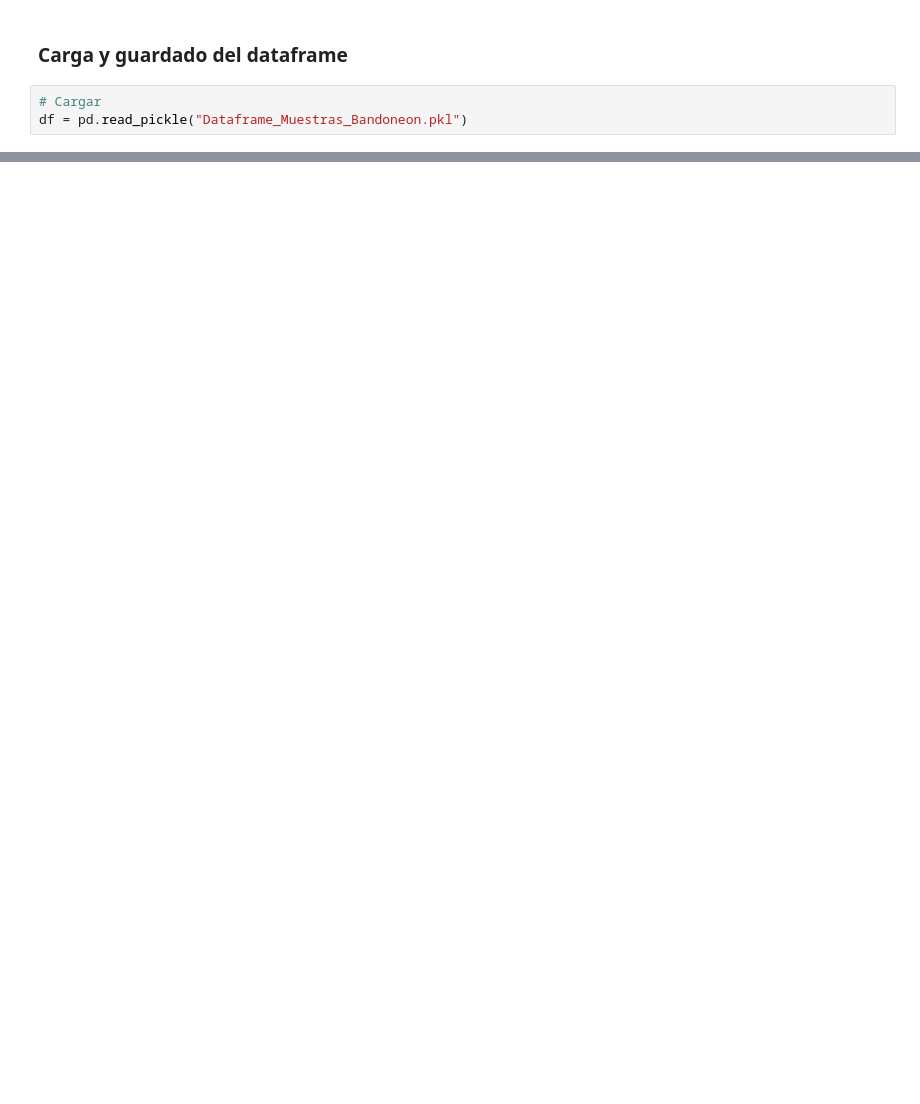
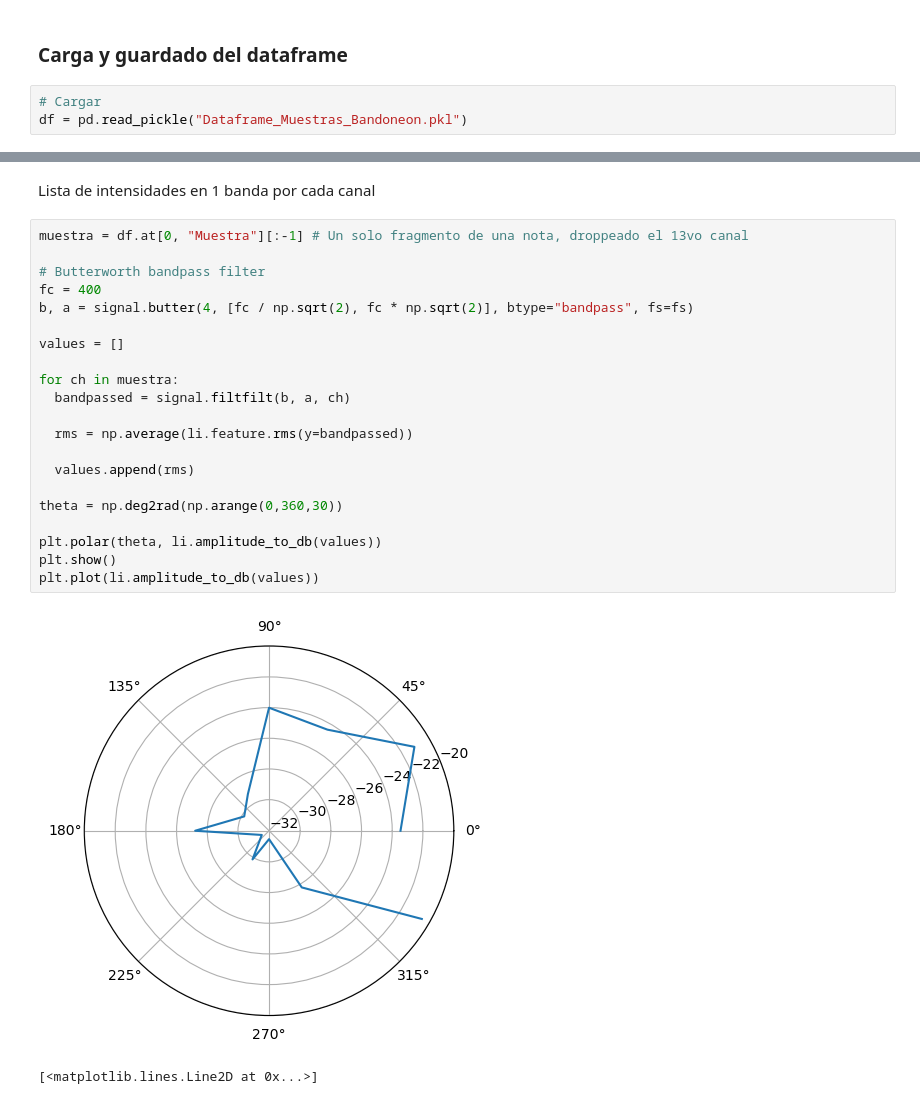
Before and after one commit to MatiasCarbone/Analisis-Directividad, a Jupyter notebook: Analisis Directividad.ipynb, the cells around one changed output, grey strips where cells are left out. Saved outputs shown, nothing was run; the diff lists cells and outputs as text; blank space fills up the shorter version.

```diff
--- a/Analisis Directividad.ipynb
+++ b/Analisis Directividad.ipynb
@@ -161,0 +214,26 @@ df.to_pickle("Dataframe_Muestras_Bandoneon.pkl")
+# %% [markdown]
+Lista de intensidades en 1 banda por cada canal
+# %%
+muestra = df.at[0, "Muestra"][:-1] # Un solo fragmento de una nota, droppeado el 13vo canal
+
+# Butterworth bandpass filter
+fc = 400
+b, a = signal.butter(4, [fc / np.sqrt(2), fc * np.sqrt(2)], btype="bandpass", fs=fs)
+
+values = []
+
+for ch in muestra:
+  bandpassed = signal.filtfilt(b, a, ch)
+
+  rms = np.average(li.feature.rms(y=bandpassed))
+
+  values.append(rms)
+
+theta = np.deg2rad(np.arange(0,360,30))
+
+plt.polar(theta, li.amplitude_to_db(values))
+plt.show()
+plt.plot(li.amplitude_to_db(values))
+# %% [output]
+[figure, added]
+[<matplotlib.lines.Line2D at 0x...>]
```
Also changed, not shown: parts of 13 cells of this notebook.
